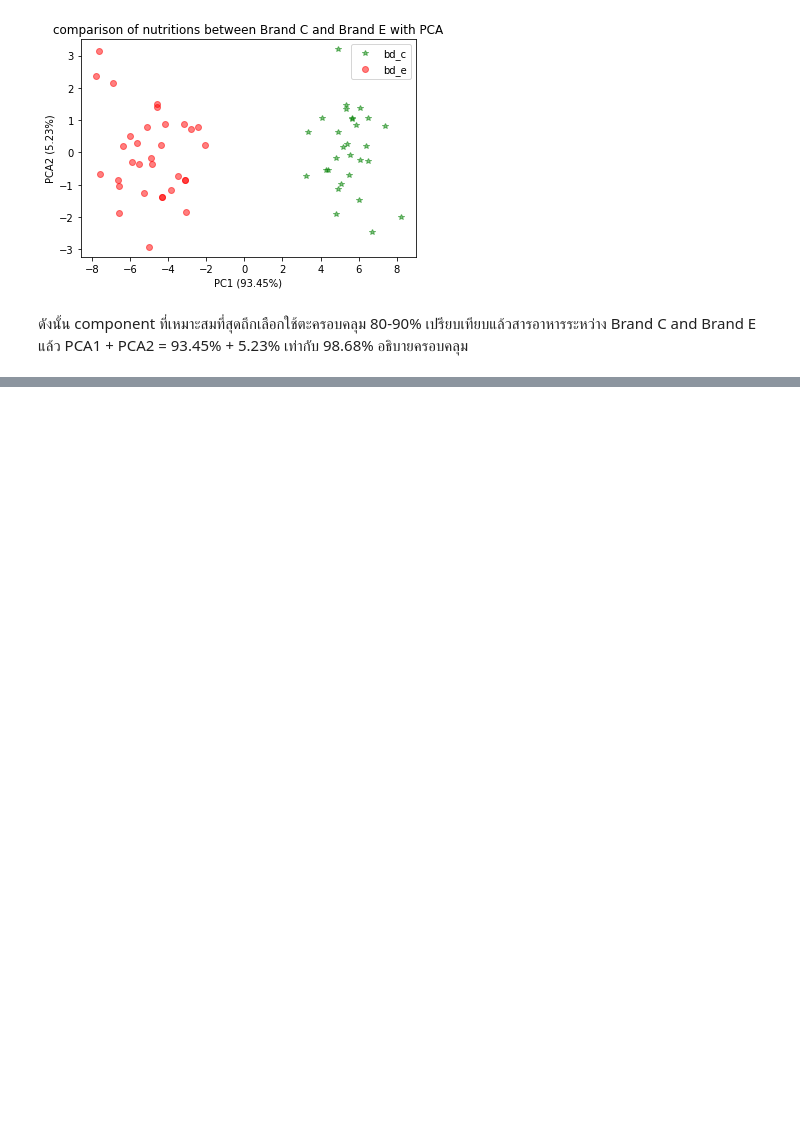
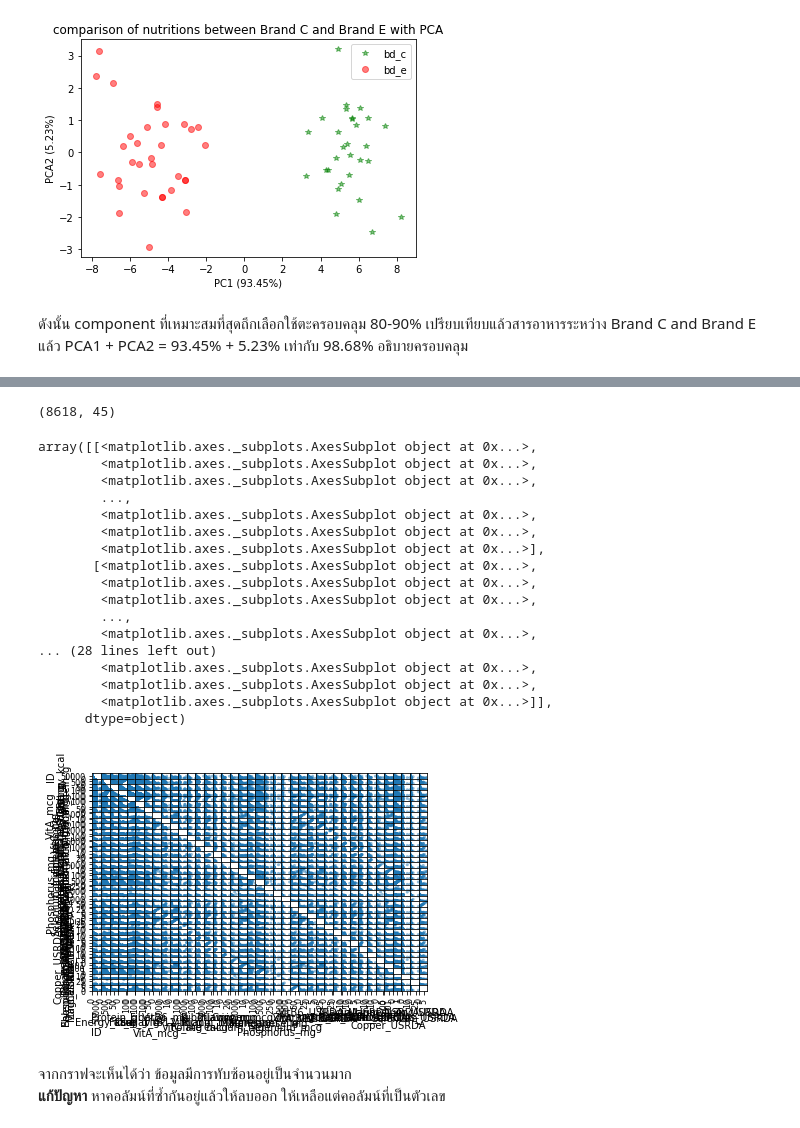
Before and after one commit to Jittiya/multivariate, a Jupyter notebook: Exam01.ipynb, the cells around one changed output, grey strips where cells are left out. Drawn from its saved outputs; the diff is of its cells as text; code cells hidden in the pictures; blank space fills up the shorter version.

```diff
--- a/Exam01.ipynb
+++ b/Exam01.ipynb
@@ -301,0 +304,3 @@ Text(0, 0.5, 'PCA2 (5.23%)')
+# %%
+dataex2 = pd.read_csv('/content/nndb_flat.csv')
+dataex2.head(10)
@@ -301,0 +319,29 @@ Text(0, 0.5, 'PCA2 (5.23%)')
+# %%
+dataex2.shape
+# %% [output]
+(8618, 45)
+# %%
+pd.plotting.scatter_matrix(dataex2)
+# %% [output]
+array([[<matplotlib.axes._subplots.AxesSubplot object at 0x...>,
+        <matplotlib.axes._subplots.AxesSubplot object at 0x...>,
+        <matplotlib.axes._subplots.AxesSubplot object at 0x...>,
+        ...,
+        <matplotlib.axes._subplots.AxesSubplot object at 0x...>,
+        <matplotlib.axes._subplots.AxesSubplot object at 0x...>,
+        <matplotlib.axes._subplots.AxesSubplot object at 0x...>],
+       [<matplotlib.axes._subplots.AxesSubplot object at 0x...>,
+        <matplotlib.axes._subplots.AxesSubplot object at 0x...>,
+        <matplotlib.axes._subplots.AxesSubplot object at 0x...>,
+        ...,
+        <matplotlib.axes._subplots.AxesSubplot object at 0x...>,
+... (28 lines left out)
+        <matplotlib.axes._subplots.AxesSubplot object at 0x...>,
+        <matplotlib.axes._subplots.AxesSubplot object at 0x...>,
+        <matplotlib.axes._subplots.AxesSubplot object at 0x...>]],
+      dtype=object)
+[figure, added]
+# %% [markdown]
+จากกราฟจะเห็นได้ว่า ข้อมูลมีการทับซ้อนอยู่เป็นจำนวนมาก \
+**แก้ปัญหา**
+หาคอลัมน์ที่ซ้ำกันอยู่แล้วให้ลบออก ให้เหลือแต่คอลัมน์ที่เป็นตัวเลข
```
Also changed, not shown: parts of 42 cells of this notebook.
